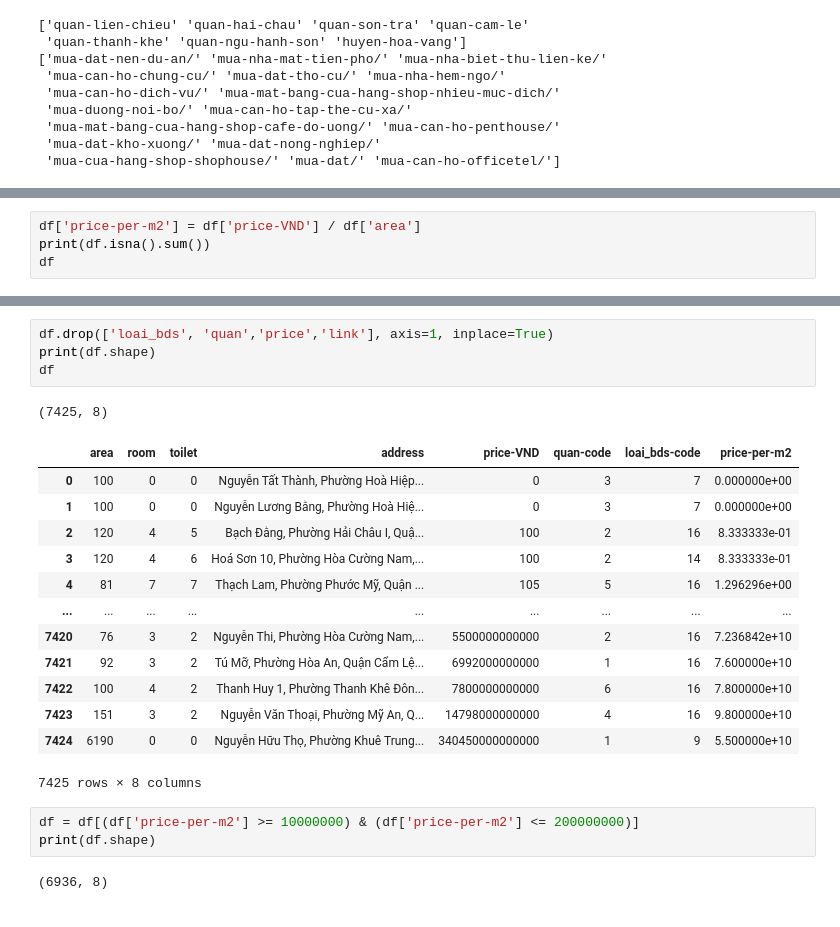
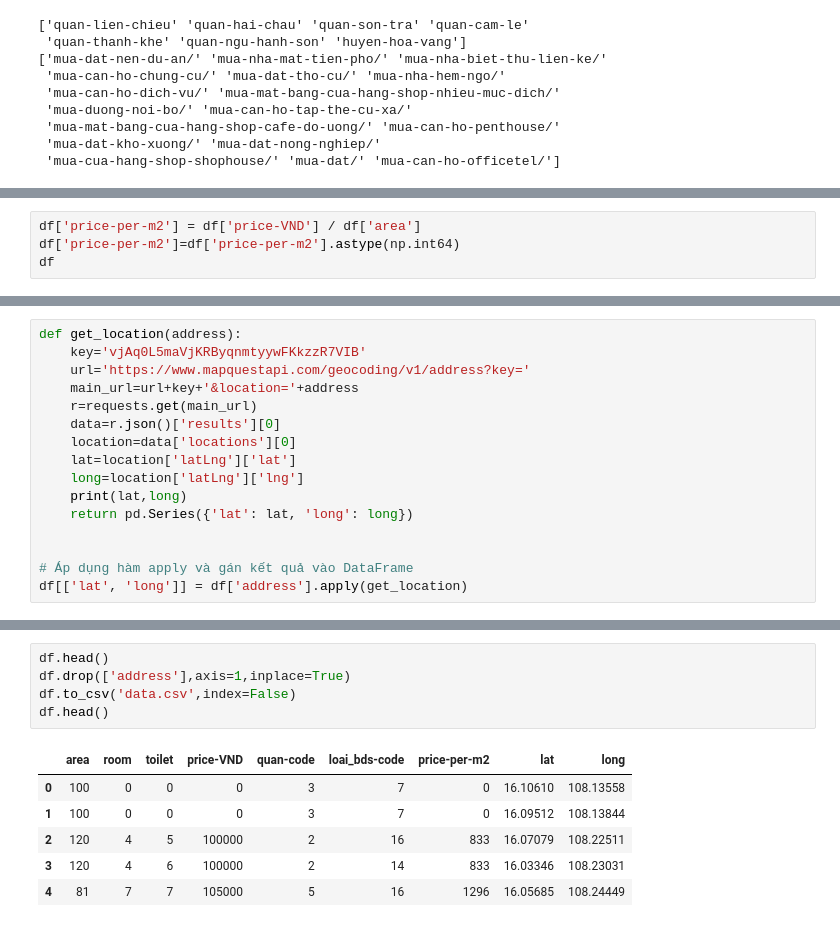
Before and after one commit to nguyenbui3110/web-crawl, a Jupyter notebook: feature_engineering.ipynb, the cells around one changed output, grey strips where cells are left out. Drawn from its saved outputs; the diff is of its cells as text.

```diff
--- a/feature_engineering.ipynb
+++ b/feature_engineering.ipynb
@@ -71,5 +70,5 @@ Index(['mua-can-ho-chung-cu/', 'mua-can-ho-dich-vu/', 'mua-can-ho-officetel/',
 # %%
 df['price-per-m2'] = df['price-VND'] / df['area']
-print(df.isna().sum())
+df['price-per-m2']=df['price-per-m2'].astype(np.int64)
 df
 # %% [output]
@@ -101,0 +88,16 @@ dtype: int64
+# %%
+def get_location(address):
+    key='vjAq0L5maVjKRByqnmtyywFKkzzR7VIB'
+    url='https://www.mapquestapi.com/geocoding/v1/address?key='
+    main_url=url+key+'&location='+address
+    r=requests.get(main_url)
+    data=r.json()['results'][0]
+    location=data['locations'][0]
+    lat=location['latLng']['lat']
+    long=location['latLng']['lng']
+    print(lat,long)
+    return pd.Series({'lat': lat, 'long': long})
+
+
+# Áp dụng hàm apply và gán kết quả vào DataFrame
+df[['lat', 'long']] = df['address'].apply(get_location)
@@ -102,24 +122,12 @@ dtype: int64
 # %%
-df.drop(['loai_bds', 'quan','price','link'], axis=1, inplace=True)
-print(df.shape)
-df
+df.head()
+df.drop(['address'],axis=1,inplace=True)
+df.to_csv('data.csv',index=False)
+df.head()
 # %% [output]
-(7425, 8)
-|  | area | room | toilet | address | price-VND | quan-code | loai_bds-code | price-per-m2 |
-| 0 | 100 | 0 | 0 | Nguyễn Tất Thành, Phường Hoà Hiệp... | 0 | 3 | 7 | 0.000000e+00 |
-| 1 | 100 | 0 | 0 | Nguyễn Lương Bằng, Phường Hoà Hiệ... | 0 | 3 | 7 | 0.000000e+00 |
-| 2 | 120 | 4 | 5 | Bạch Đằng, Phường Hải Châu I, Quậ... | 100 | 2 | 16 | 8.333333e-01 |
-| 3 | 120 | 4 | 6 | Hoá Sơn 10, Phường Hòa Cường Nam,... | 100 | 2 | 14 | 8.333333e-01 |
-| 4 | 81 | 7 | 7 | Thạch Lam, Phường Phước Mỹ, Quận ... | 105 | 5 | 16 | 1.296296e+00 |
-| ... | ... | ... | ... | ... | ... | ... | ... | ... |
-| 7420 | 76 | 3 | 2 | Nguyễn Thi, Phường Hòa Cường Nam,... | 5500000000000 | 2 | 16 | 7.236842e+10 |
-| 7421 | 92 | 3 | 2 | Tú Mỡ, Phường Hòa An, Quận Cẩm Lệ... | 6992000000000 | 1 | 16 | 7.600000e+10 |
-| 7422 | 100 | 4 | 2 | Thanh Huy 1, Phường Thanh Khê Đôn... | 7800000000000 | 6 | 16 | 7.800000e+10 |
-| 7423 | 151 | 3 | 2 | Nguyễn Văn Thoại, Phường Mỹ An, Q... | 14798000000000 | 4 | 16 | 9.800000e+10 |
-| 7424 | 6190 | 0 | 0 | Nguyễn Hữu Thọ, Phường Khuê Trung... | 340450000000000 | 1 | 9 | 5.500000e+10 |
+|  | area | room | toilet | price-VND | quan-code | loai_bds-code | price-per-m2 | lat | long |
+| 0 | 100 | 0 | 0 | 0 | 3 | 7 | 0 | 16.10610 | 108.13558 |
+| 1 | 100 | 0 | 0 | 0 | 3 | 7 | 0 | 16.09512 | 108.13844 |
+| 2 | 120 | 4 | 5 | 100000 | 2 | 16 | 833 | 16.07079 | 108.22511 |
+| 3 | 120 | 4 | 6 | 100000 | 2 | 14 | 833 | 16.03346 | 108.23031 |
+| 4 | 81 | 7 | 7 | 105000 | 5 | 16 | 1296 | 16.05685 | 108.24449 |
-7425 rows × 8 columns
-# %%
-df = df[(df['price-per-m2'] >= 10000000) & (df['price-per-m2'] <= 200000000)]
-print(df.shape)
-# %% [output]
-(6936, 8)
```
Also changed, not shown: parts of 19 cells of this notebook, 6 other files.
